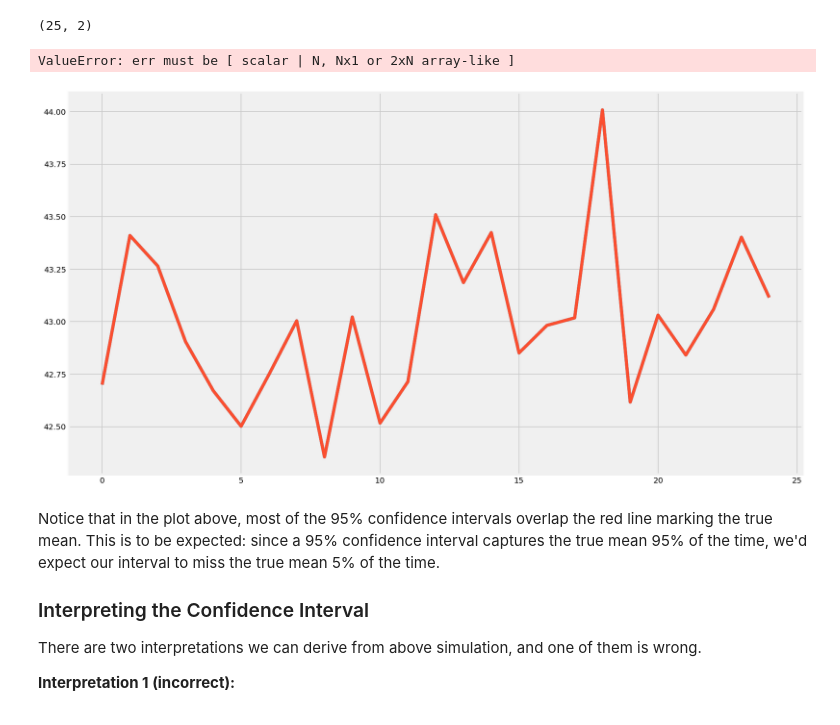
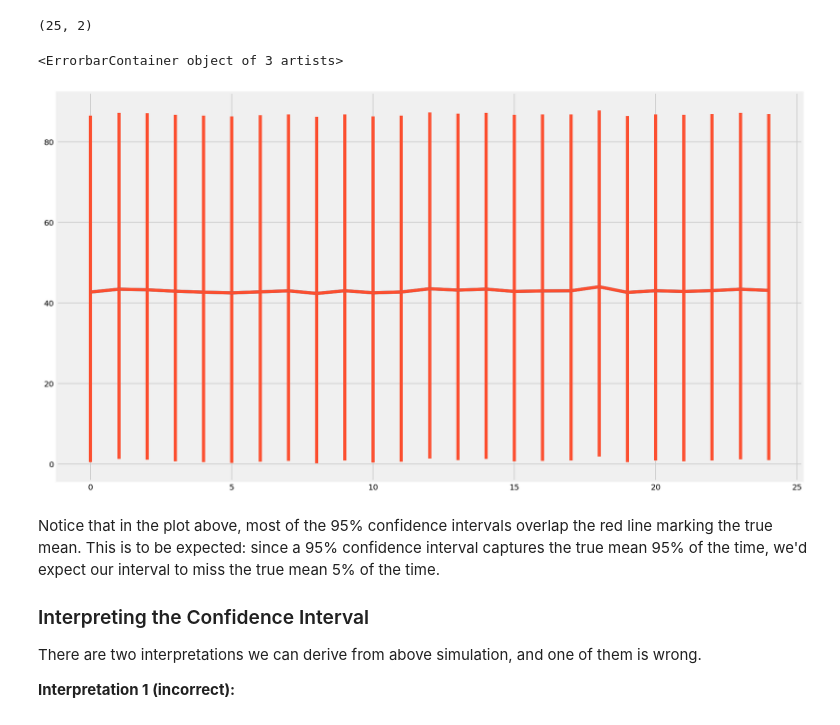
Before and after one commit to npschafer/dsc-confidence-intervals-lab-houston-ds-042219, a Jupyter notebook: index.ipynb, the cells around one changed output. Drawn from its saved outputs; the diff is of its cells as text; code cells hidden in the pictures.

```diff
--- a/index.ipynb
+++ b/index.ipynb
@@ -279,13 +279,13 @@ np.array(intervals).shape
 # %%
 # plot the mean and confidence interval for each sample as error bars
 # plot the population mean
 
 plt.figure(figsize=(15,9))
 plt.plot(sample_means)
-plt.errorbar(range(len(sample_means)), sample_means, yerr=intervals)
+plt.errorbar(range(len(sample_means)), sample_means, yerr=np.array(intervals).T)
 # %% [output]
-ValueError: err must be [ scalar | N, Nx1 or 2xN array-like ]
+<ErrorbarContainer object of 3 artists>
-[figure, old version]
+[figure, new version]
 # %% [markdown]
 Notice that in the plot above, most of the 95% confidence intervals overlap the red line marking the true mean. This is to be expected: since a 95% confidence interval captures the true mean 95% of the time, we'd expect our interval to miss the true mean 5% of the time.
 
```
